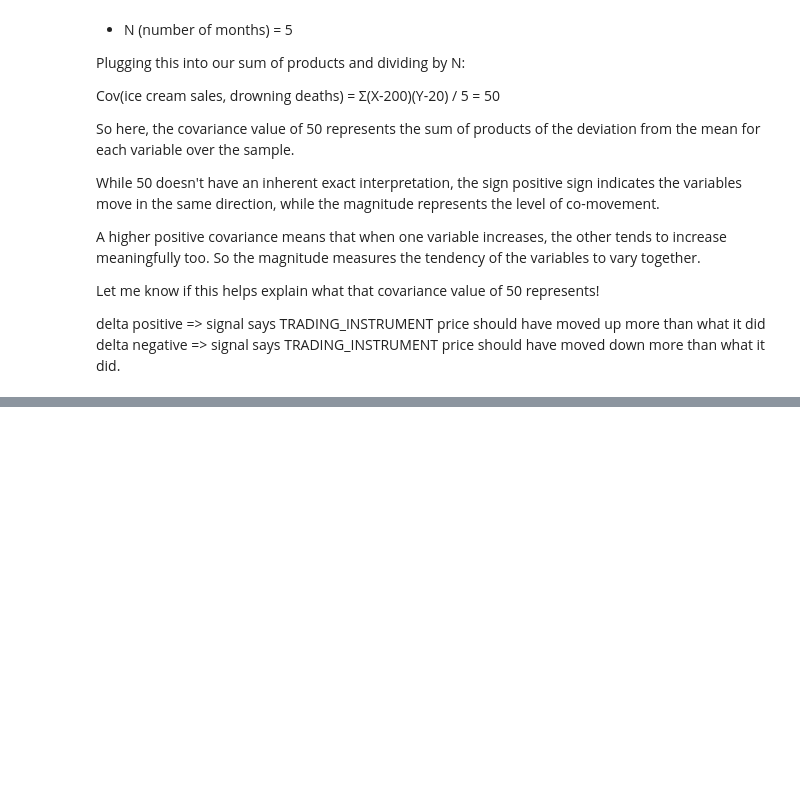
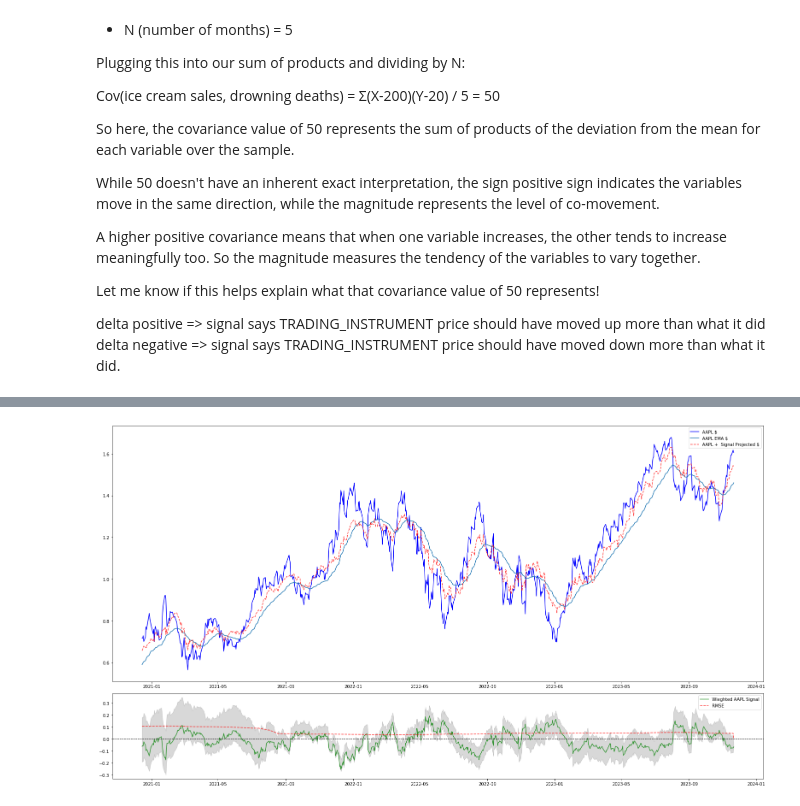
Before and after one commit to adamd1985/quant_research, a Jupyter notebook: startarb-quant.ipynb, the cells around one changed output, grey strips where cells are left out. Saved outputs shown, nothing was run; the diff lists cells and outputs as text; code cells hidden in the pictures; blank space fills up the shorter version.

```diff
--- a/startarb-quant.ipynb
+++ b/startarb-quant.ipynb
@@ -375,0 +274,3 @@ plt.show()
+# %%
+arb_df[f"{TARGET}_signal"] = delta_projected / weights
+arb_df[f"{TARGET}_signal"].iloc[ARB_WINDOW:]
@@ -375,0 +292,15 @@ plt.show()
+# %%
+errors = (
+    arb_df[f"ema_{TARGET}"] + arb_df[f"ema_d_{TARGET}"] + arb_df[f"{TARGET}_signal"]
+) - (arb_df[f"ema_{TARGET}"].shift(-1))
+arb_df["rmse"] = np.sqrt((errors**2).rolling(ARB_WINDOW).mean()).fillna(0)
+
+me = errors.rolling(ARB_WINDOW).mean().fillna(0)
+e_std = errors.rolling(ARB_WINDOW).std().fillna(0)
+ci = (me - 1.96 * e_std, me + 1.96 * e_std)
+
+arb_df["ci_lower"] = arb_df[f"{TARGET}_signal"].fillna(0) + ci[0]
+arb_df["ci_upper"] = arb_df[f"{TARGET}_signal"].fillna(0) + ci[1]
+
+arb_df.fillna(0, inplace=True)
+arb_df[["ci_lower", "ci_upper"]].iloc[ARB_WINDOW:]
@@ -375,0 +321,56 @@ plt.show()
+# %%
+fig, axes = plt.subplots(2, 1, gridspec_kw={"height_ratios": (3, 1)}, figsize=(22, 12))
+
+axes[0].plot(
+    arb_df.iloc[ARB_WINDOW:].index,
+    arb_df["AAPL"].iloc[ARB_WINDOW:],
+    label="AAPL $",
+    alpha=1,
+    color="b",
+)
+axes[0].plot(
+    arb_df.iloc[ARB_WINDOW:].index,
+    arb_df["ema_AAPL"].iloc[ARB_WINDOW:],
+    label="AAPL EMA $",
+    alpha=1,
+)
+axes[0].plot(
+    arb_df.iloc[ARB_WINDOW:].index,
+    arb_df[f"{TARGET}_signal"].iloc[ARB_WINDOW:].fillna(0)
+    + arb_df["AAPL"].iloc[ARB_WINDOW:],
+    label="AAPL +  Signal Projected $",
+    alpha=0.75,
+    linestyle="--",
+    color="r",
+)
+axes[0].legend()
+
+axes[1].plot(
+    arb_df.iloc[ARB_WINDOW:].index,
+    arb_df[f"{TARGET}_signal"].iloc[ARB_WINDOW:],
+    label="Wieghted AAPL Signal",
+    alpha=0.75,
+    color="g",
+)
+axes[1].plot(
+    arb_df.iloc[ARB_WINDOW:].index,
+    arb_df["rmse"].iloc[ARB_WINDOW:],
+    label="RMSE",
+    alpha=0.75,
+    linestyle="--",
+    color="r",
+)
+axes[1].fill_between(
+    arb_df.iloc[ARB_WINDOW:].index,
+    arb_df["ci_lower"].iloc[ARB_WINDOW:],
+    arb_df["ci_upper"].iloc[ARB_WINDOW:],
+    color="gray",
+    alpha=0.3,
+)
+axes[1].axhline(0, color="black", linestyle="--", linewidth=1)
+axes[1].legend()
+
+plt.tight_layout()
+plt.show()
+# %% [output]
+[figure, added]
```
Also changed, not shown: parts of 15 cells of this notebook, 1 other file.
